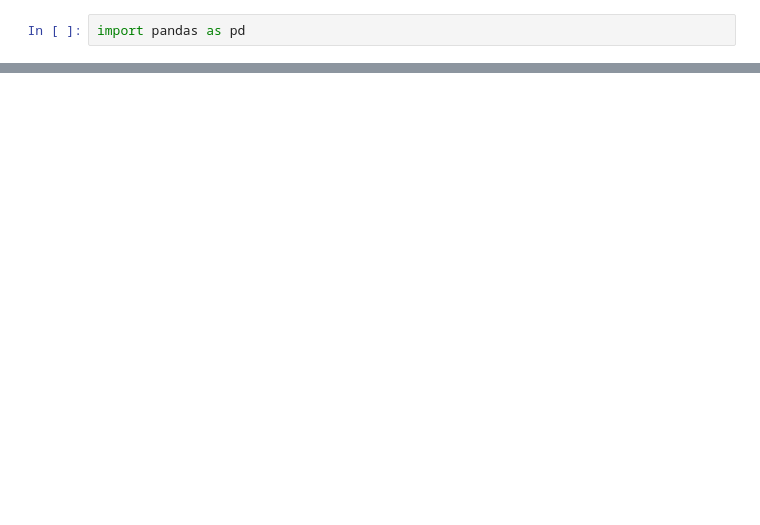
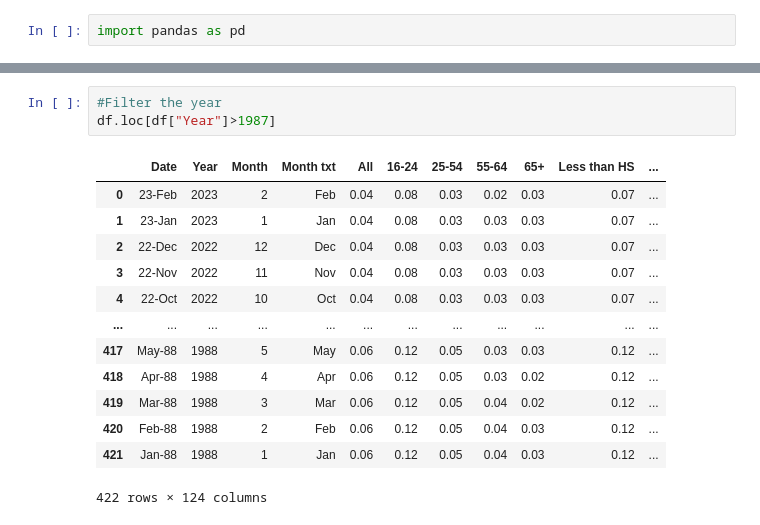
Before and after one commit to KimberlyW618/final_group_project, a Jupyter notebook: code/Unemployment.ipynb, the cells around one changed output, grey strips where cells are left out. Saved outputs shown, nothing was run; the diff lists cells and outputs as text; blank space fills up the shorter version.

```diff
--- a/code/Unemployment.ipynb
+++ b/code/Unemployment.ipynb
@@ -18,0 +36,17 @@ df.head(10)
+# %%
+#Filter the year
+df.loc[df["Year"]>1987]
+# %% [output]
+|  | Date | Year | Month | Month txt | All | 16-24 | 25-54 | 55-64 | 65+ | Less than HS | ... |
+| 0 | 23-Feb | 2023 | 2 | Feb | 0.04 | 0.08 | 0.03 | 0.02 | 0.03 | 0.07 | ... |
+| 1 | 23-Jan | 2023 | 1 | Jan | 0.04 | 0.08 | 0.03 | 0.03 | 0.03 | 0.07 | ... |
+| 2 | 22-Dec | 2022 | 12 | Dec | 0.04 | 0.08 | 0.03 | 0.03 | 0.03 | 0.07 | ... |
+| 3 | 22-Nov | 2022 | 11 | Nov | 0.04 | 0.08 | 0.03 | 0.03 | 0.03 | 0.07 | ... |
+| 4 | 22-Oct | 2022 | 10 | Oct | 0.04 | 0.08 | 0.03 | 0.03 | 0.03 | 0.07 | ... |
+| ... | ... | ... | ... | ... | ... | ... | ... | ... | ... | ... | ... |
+| 417 | May-88 | 1988 | 5 | May | 0.06 | 0.12 | 0.05 | 0.03 | 0.03 | 0.12 | ... |
+| 418 | Apr-88 | 1988 | 4 | Apr | 0.06 | 0.12 | 0.05 | 0.03 | 0.02 | 0.12 | ... |
+| 419 | Mar-88 | 1988 | 3 | Mar | 0.06 | 0.12 | 0.05 | 0.04 | 0.02 | 0.12 | ... |
+| 420 | Feb-88 | 1988 | 2 | Feb | 0.06 | 0.12 | 0.05 | 0.04 | 0.03 | 0.12 | ... |
+| 421 | Jan-88 | 1988 | 1 | Jan | 0.06 | 0.12 | 0.05 | 0.04 | 0.03 | 0.12 | ... |
+422 rows × 124 columns
```
Also changed, not shown: parts of 11 cells of this notebook, 4 other files.
